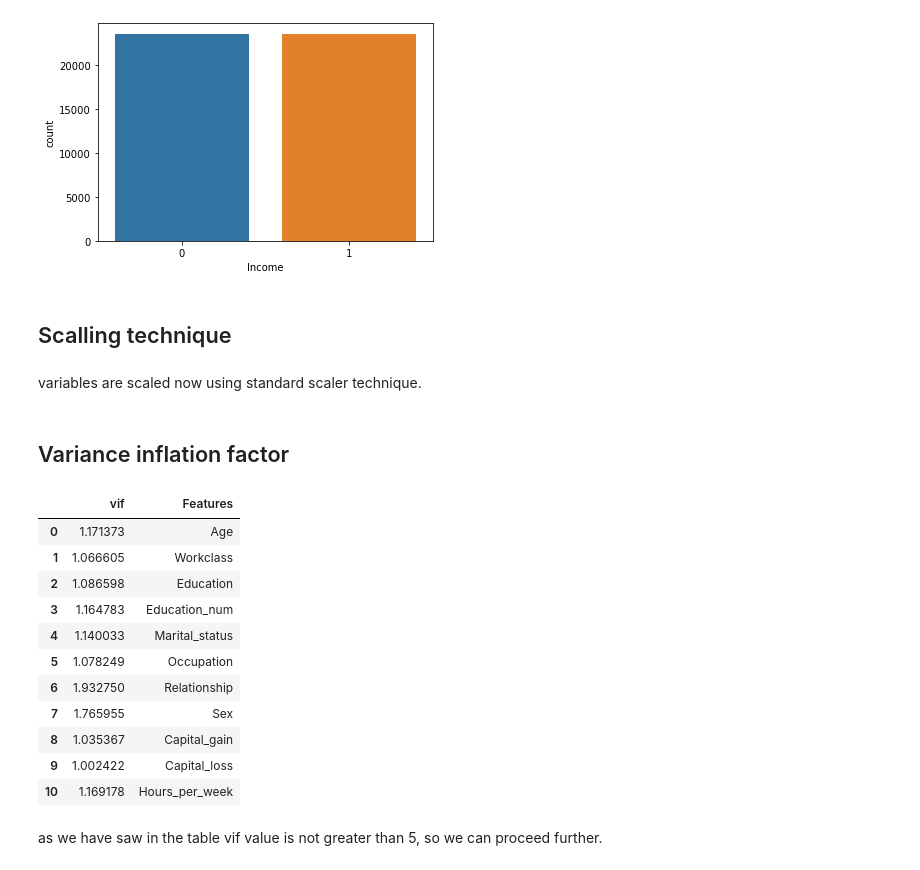
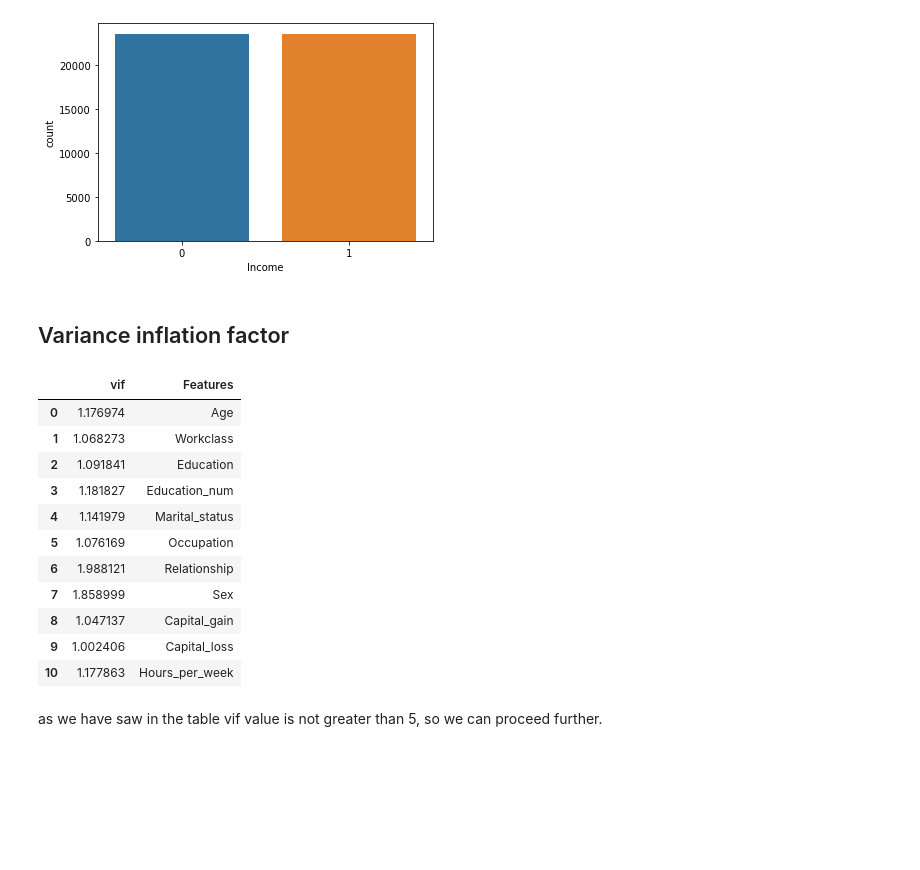
Before and after one commit to chaitali1992mygit/CENSUS-INCOME, a Jupyter notebook: CENSUS INCOME.ipynb, the cells around one changed output. Drawn from its saved outputs; the diff is of its cells as text; code cells hidden in the pictures; blank space fills up the shorter version.

```diff
--- a/CENSUS INCOME.ipynb
+++ b/CENSUS INCOME.ipynb
@@ -940,7 +950,8 @@ plt.show()
 As we can see there is class imbalance in target varibale, so we need to balance that with sampling otherwise the model will get bias.
 # %% [markdown]
 ### Oversampling
-# %%
-from imblearn.over_sampling import SMOTE
-SM = SMOTE()
-x, y = SM.fit_resample(x, y)
+# %%
+from imblearn.over_sampling import RandomOverSampler  #Random Over Sampler
+ROS = RandomOverSampler()
+x_res, y_res = ROS.fit_resample(x_scaled, y) # it will resample the data
+print(y_res.value_counts()) # after this all classes will be balaned
@@ -956,5 +971,3 @@ sn.countplot(y)
 plt.show()
 # %% [output]
 [figure]
-# %% [markdown]
-## Scalling technique
@@ -967,29 +974,27 @@ x_scaled = ss.fit_transform(x)
-# %% [markdown]
-variables are scaled now using standard scaler technique.
 # %% [markdown]
 ## Variance inflation factor
 # %%
 from statsmodels.stats.outliers_influence import variance_inflation_factor
 
 vif = pd.DataFrame()
-vif["vif"] = [variance_inflation_factor(x_scaled, i) for i in range(x_scaled.shape[1])]
+vif["vif"] = [variance_inflation_factor(x_res, i) for i in range(x_res.shape[1])]
 vif["Features"] = x.columns
 
 #lets check the values
 vif
 # %% [output]
 |  | vif | Features |
-| 0 | 1.171373 | Age |
-| 1 | 1.066605 | Workclass |
-| 2 | 1.086598 | Education |
-| 3 | 1.164783 | Education_num |
-| 4 | 1.140033 | Marital_status |
-| 5 | 1.078249 | Occupation |
-| 6 | 1.932750 | Relationship |
-| 7 | 1.765955 | Sex |
-| 8 | 1.035367 | Capital_gain |
-| 9 | 1.002422 | Capital_loss |
-| 10 | 1.169178 | Hours_per_week |
+| 0 | 1.176974 | Age |
+| 1 | 1.068273 | Workclass |
+| 2 | 1.091841 | Education |
+| 3 | 1.181827 | Education_num |
+| 4 | 1.141979 | Marital_status |
+| 5 | 1.076169 | Occupation |
+| 6 | 1.988121 | Relationship |
+| 7 | 1.858999 | Sex |
+| 8 | 1.047137 | Capital_gain |
+| 9 | 1.002406 | Capital_loss |
+| 10 | 1.177863 | Hours_per_week |
 # %% [markdown]
 as we have saw in the table vif value is not greater than 5, so we can proceed further.
 # %% [markdown]
```
Also changed, not shown: parts of 52 cells of this notebook.
